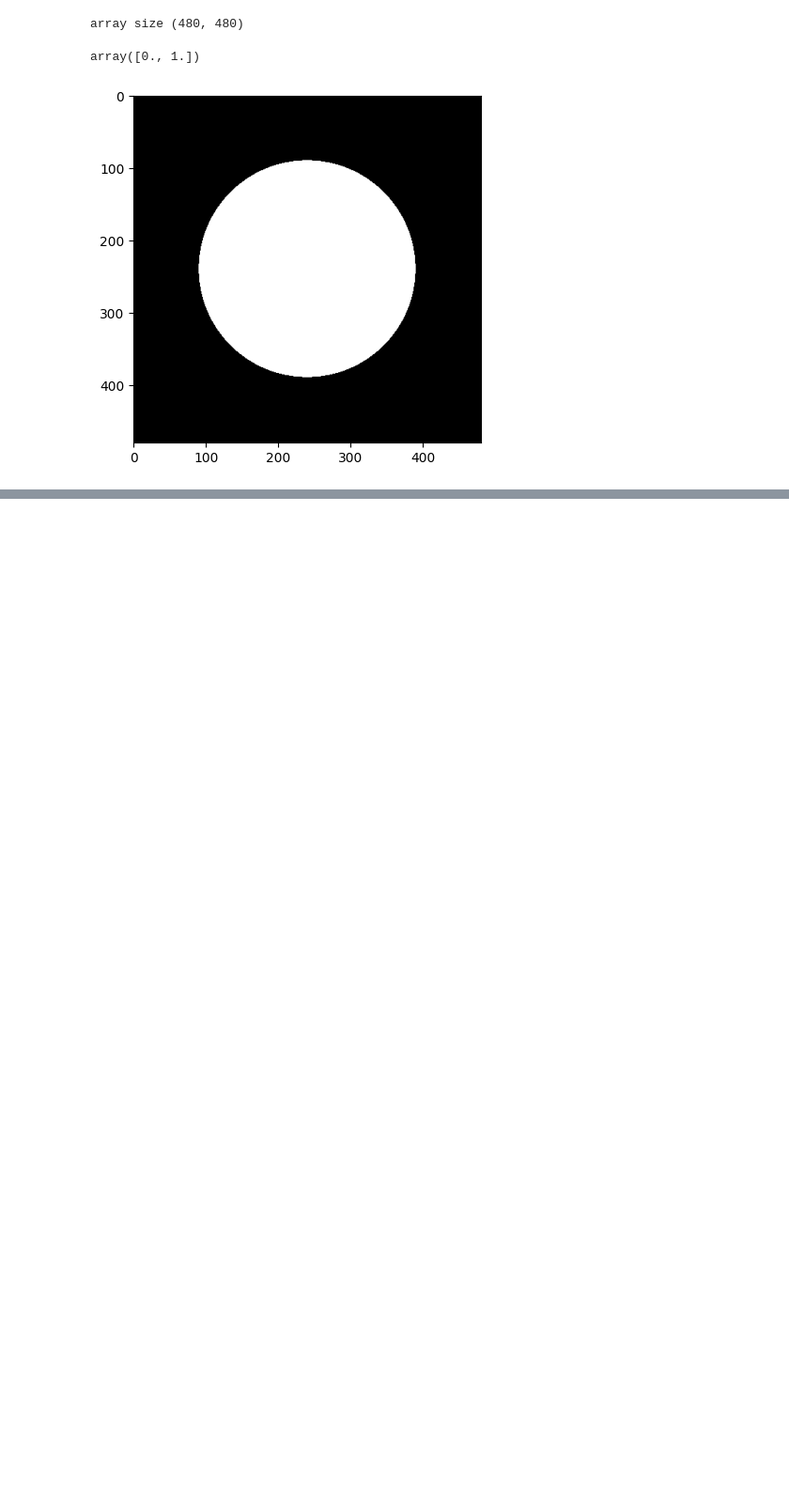
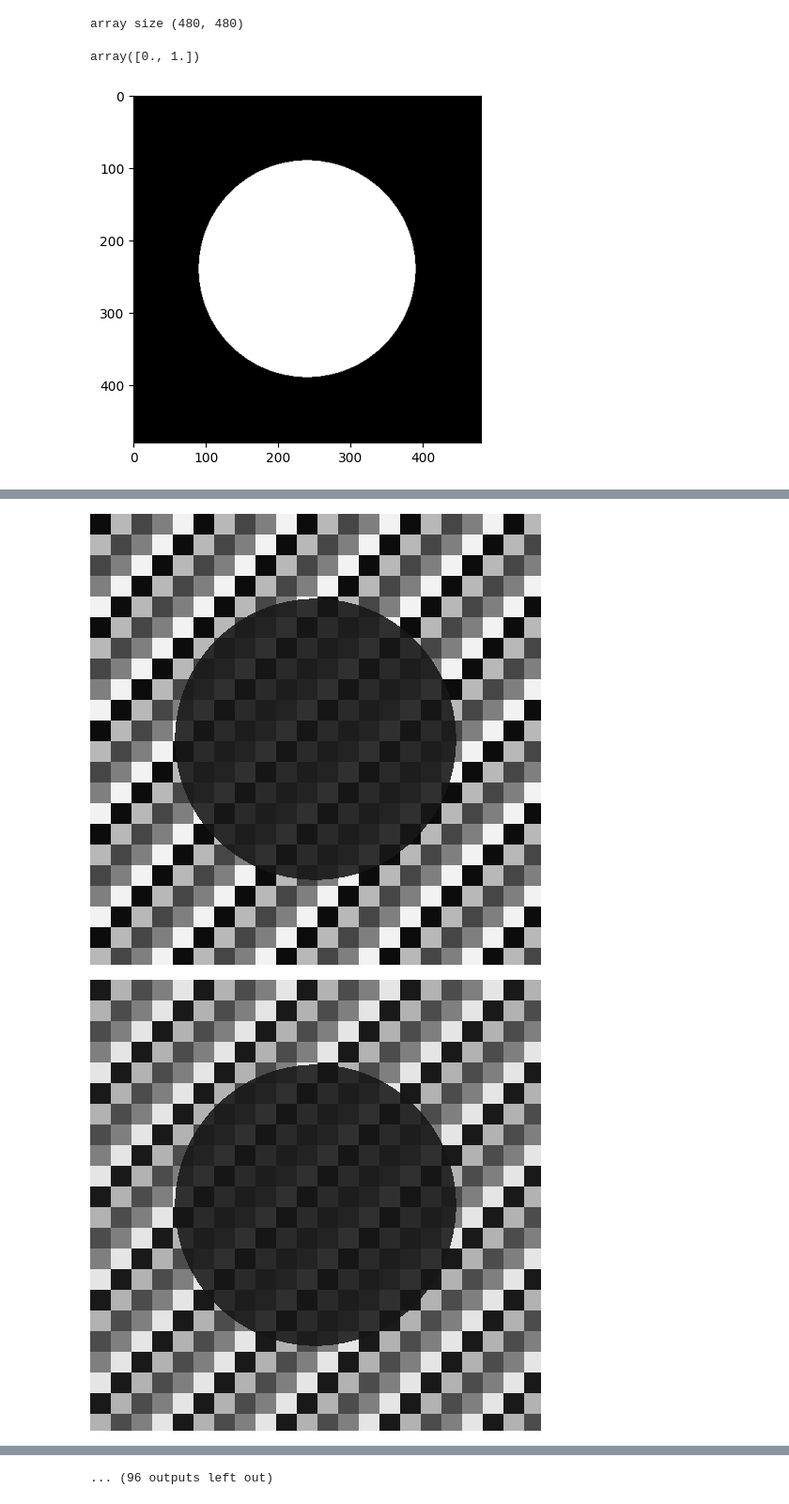
Before and after one commit to irisozkaya/Bachelor-Thesis, a Jupyter notebook: Stimuli.ipynb, the cells around one changed output, grey strips where cells are left out. Shown at 94% size. Drawn from its saved outputs; the diff is of its cells as text; code cells hidden in the pictures; blank space fills up the shorter version.

```diff
--- a/Stimuli.ipynb
+++ b/Stimuli.ipynb
@@ -15,7 +15,9 @@ block_width = image_width // n
 # %%
 # luminance values are in random order, they are not ordered in an ascending or descending order
 
-bg_luminance_values = [0.000001, 0.75, 0.25, 0.5, 1.0], [0.2, 0.65, 0.35, 0.5, 0.8], [0.35, 0.575, 0.425, 0.5, 0.65], [0.05, 0.725, 0.275, 0.5, 0.95] , [0.1, 0.7, 0.3, 0.5, 0.9], [0.15, 0.675, 0.325, 0.5, 0.85], [0.2, 0.65, 0.35, 0.5, 0.8], [0.25, 0.625, 0.375, 0.5, 0.75], [0.3, 0.6, 0.4, 0.5, 0.7], [0.35, 0.575, 0.425, 0.5, 0.65], [0.4, 0.55, 0.45, 0.5, 0.6], [0.45,0.525,0.475,0.5,0.55]
+bg_luminance_values = [0.000001, 0.75, 0.25, 0.5, 1.0], [0.05, 0.725, 0.275, 0.5, 0.95], [0.1, 0.7, 0.3, 0.5, 0.9], [0.15, 0.675, 0.325, 0.5, 0.85], [0.2, 0.65, 0.35, 0.5, 0.8], [0.25, 0.625, 0.375, 0.5, 0.75], [0.3, 0.6, 0.4, 0.5, 0.7], [0.35, 0.575, 0.425, 0.5, 0.65], [0.4, 0.55, 0.45, 0.5, 0.6], [0.45,0.525,0.475,0.5,0.55]
+
+
 tau_values = 0.1, 0.2, 0.5, 1.0
 alpha_values = 0.1, 0.2, 0.5
 
@@ -69,9 +71,7 @@ def to_array(i):
 
     # convert to numpy array
     im = np.array(ims)
-    display(Image.fromarray(im))
-
-    # return im
+    # display(Image.fromarray(im))
 # %%
 im_arrays = []
 for i in range(0,len(images)):
@@ -94,19 +80,24 @@ for i in range(0,len(images)):
 # %%
 # The transparent media with alpha and tau values on the background with highest contrast
 # is cut out and pasted on variegated checkerboards with different background contrasts.
 
 stimuli = []
 for i in range(0, 12):
     tm = images[i] # image which transparent medium is taken from (stimuli with highest bg contrast)
     stimuli.append(np.array(tm))
 
     for j in range(i+12, len(images), 12):
 
         bg = images[j] # image to put it
 
         back_im = bg.copy()
         back_im.paste(tm, (0, 0), mask_im) # replaced
         im = np.array(back_im)
 
         stimuli.append(im)
-        # display(im)
+        # display(im)   # shows the stimuli as an array
+        img = Image.fromarray(im, 'L')
+        display(img)
+# %% [output]
+[figure, added]
+[figure, added]
@@ -113,3 +114,4 @@ for i in range(0, 12):
+... (96 outputs left out)
 # %%
 # now we apply the mask to the numpy array
 def get_values_bg_and_tm(i):
```
Also changed, not shown: parts of 11 cells of this notebook.
